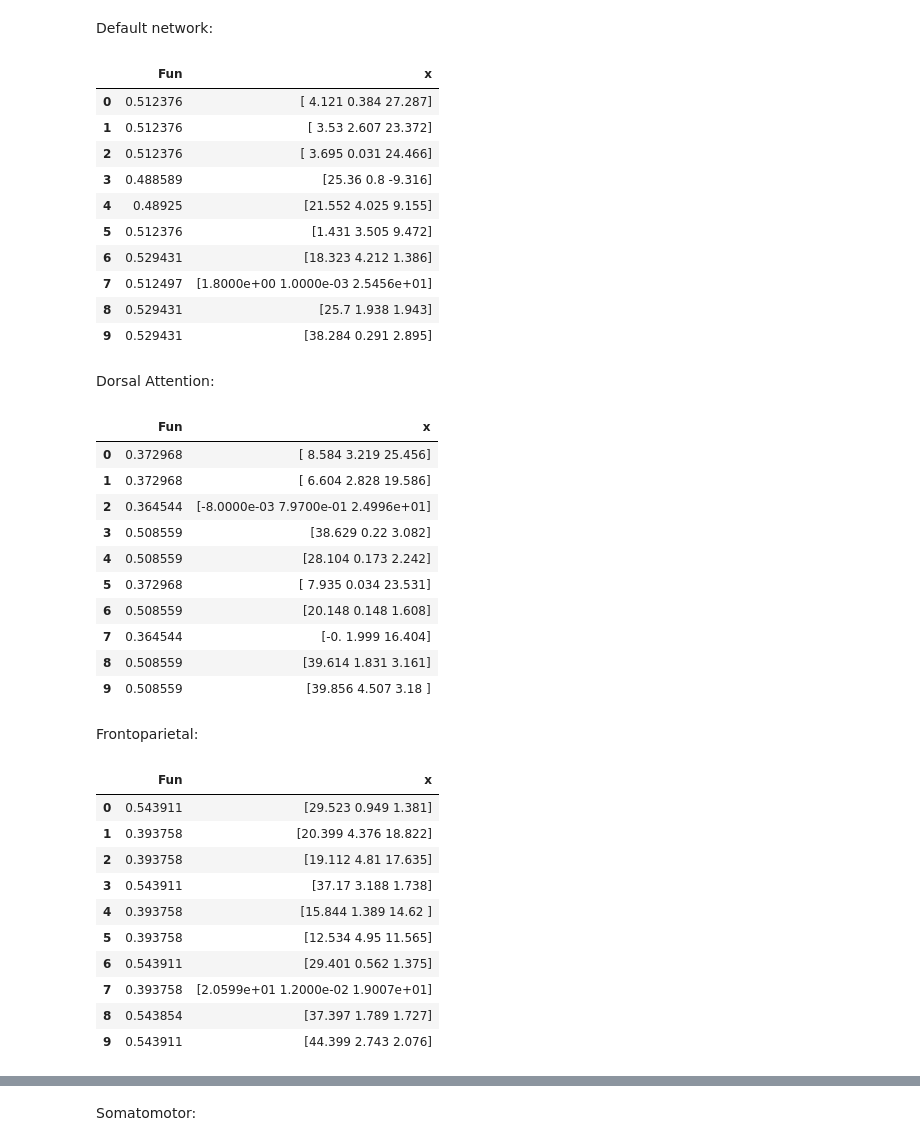
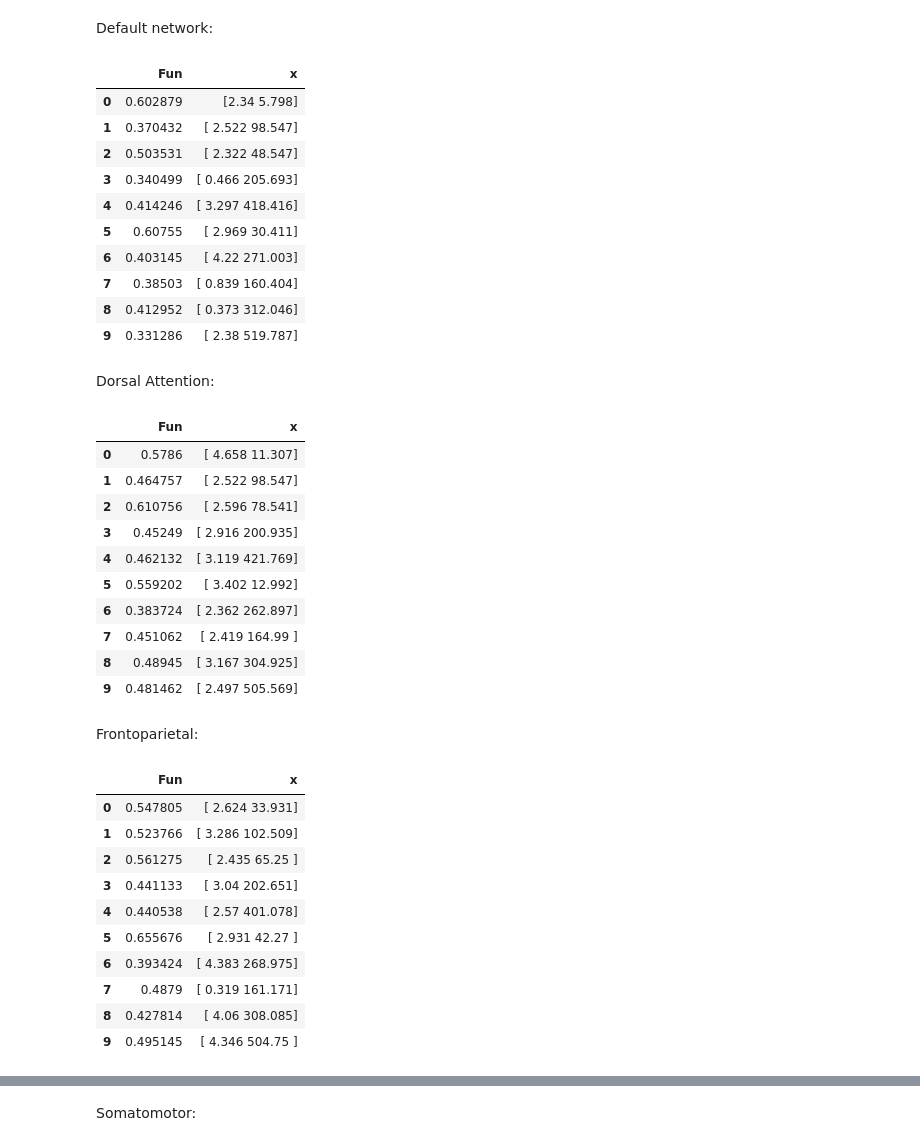
Before and after one commit to Raj-Lab-UCSF/spectrome, a Jupyter notebook: spectrome/notebooks/complex_laplacian/eigenmodes/best_BH_correlation.ipynb, the cells around one changed output, grey strips where cells are left out. Saved outputs shown, nothing was run; the diff lists cells and outputs as text; code cells hidden in the pictures.

```diff
--- a/spectrome/notebooks/complex_laplacian/eigenmodes/best_BH_correlation.ipynb
+++ b/spectrome/notebooks/complex_laplacian/eigenmodes/best_BH_correlation.ipynb
@@ -66,36 +66,36 @@ Default network:
 # %%
 colnames = ['Fun','x']
 indnames = [0,1,2,3,4,5,6,7,8,9]
 nruns = 10
 default_corrs = pd.DataFrame(columns = colnames, index = indnames)
 
 for i in np.arange(0,nruns):
     #h5_path = path.get_file_path('laplacian_networks/Default{}_BH_corr.h5'.format(i))
-    h5_path = path.get_file_path('laplacian_networks/v1_3parameters/Default{}_BH_corr.h5'.format(i))
+    h5_path = path.get_file_path('laplacian_networks/final_bounds/Default{}_BH_corr.h5'.format(i))
     bh_default = path.read_hdf5(h5_path)
     default_corrs.at[i,'Fun'] = -bh_default['fun']
     default_corrs.at[i,'x'] = np.round(bh_default['x'],3)
 
 default_corrs.style.apply(functions.highlight_max, subset=pd.IndexSlice[:,'Fun'])
 # %% [output]
 |  | Fun | x |
-| 0 | 0.512376 | [ 4.121 0.384 27.287] |
-| 1 | 0.512376 | [ 3.53 2.607 23.372] |
-| 2 | 0.512376 | [ 3.695 0.031 24.466] |
-| 3 | 0.488589 | [25.36 0.8 -9.316] |
-| 4 | 0.48925 | [21.552 4.025 9.155] |
-| 5 | 0.512376 | [1.431 3.505 9.472] |
-| 6 | 0.529431 | [18.323 4.212 1.386] |
-| 7 | 0.512497 | [1.8000e+00 1.0000e-03 2.5456e+01] |
-| 8 | 0.529431 | [25.7 1.938 1.943] |
-| 9 | 0.529431 | [38.284 0.291 2.895] |
+| 0 | 0.602879 | [2.34 5.798] |
+| 1 | 0.370432 | [ 2.522 98.547] |
+| 2 | 0.503531 | [ 2.322 48.547] |
+| 3 | 0.340499 | [ 0.466 205.693] |
+| 4 | 0.414246 | [ 3.297 418.416] |
+| 5 | 0.60755 | [ 2.969 30.411] |
+| 6 | 0.403145 | [ 4.22 271.003] |
+| 7 | 0.38503 | [ 0.839 160.404] |
+| 8 | 0.412952 | [ 0.373 312.046] |
+| 9 | 0.331286 | [ 2.38 519.787] |
 # %% [markdown]
 Dorsal Attention:
 # %%
 dorsal_corrs = pd.DataFrame(columns = colnames, index = indnames)
 
 for i in np.arange(0,nruns):
-    h5_path = path.get_file_path('laplacian_networks/v1_3parameters/Dorsal_Attention{}_BH_corr.h5'.format(i))
+    h5_path = path.get_file_path('laplacian_networks/final_bounds/Dorsal_Attention{}_BH_corr.h5'.format(i))
     bh_dorsal = path.read_hdf5(h5_path)
     dorsal_corrs.at[i,'Fun'] = -bh_dorsal['fun']
     dorsal_corrs.at[i,'x'] = np.round(bh_dorsal['x'],3)
@@ -103,23 +103,23 @@ for i in np.arange(0,nruns):
 dorsal_corrs.style.apply(functions.highlight_max, subset=pd.IndexSlice[:,'Fun'])
 # %% [output]
 |  | Fun | x |
-| 0 | 0.372968 | [ 8.584 3.219 25.456] |
-| 1 | 0.372968 | [ 6.604 2.828 19.586] |
-| 2 | 0.364544 | [-8.0000e-03 7.9700e-01 2.4996e+01] |
-| 3 | 0.508559 | [38.629 0.22 3.082] |
-| 4 | 0.508559 | [28.104 0.173 2.242] |
-| 5 | 0.372968 | [ 7.935 0.034 23.531] |
-| 6 | 0.508559 | [20.148 0.148 1.608] |
-| 7 | 0.364544 | [-0. 1.999 16.404] |
-| 8 | 0.508559 | [39.614 1.831 3.161] |
-| 9 | 0.508559 | [39.856 4.507 3.18 ] |
+| 0 | 0.5786 | [ 4.658 11.307] |
+| 1 | 0.464757 | [ 2.522 98.547] |
+| 2 | 0.610756 | [ 2.596 78.541] |
+| 3 | 0.45249 | [ 2.916 200.935] |
+| 4 | 0.462132 | [ 3.119 421.769] |
+| 5 | 0.559202 | [ 3.402 12.992] |
+| 6 | 0.383724 | [ 2.362 262.897] |
+| 7 | 0.451062 | [ 2.419 164.99 ] |
+| 8 | 0.48945 | [ 3.167 304.925] |
+| 9 | 0.481462 | [ 2.497 505.569] |
 # %% [markdown]
 Frontoparietal:
 # %%
 front_corrs = pd.DataFrame(columns = colnames, index = indnames)
 
 for i in np.arange(0,nruns):
-    h5_path = path.get_file_path('laplacian_networks/v1_3parameters/Frontoparietal{}_BH_corr.h5'.format(i))
+    h5_path = path.get_file_path('laplacian_networks/final_bounds/Frontoparietal{}_BH_corr.h5'.format(i))
     bh_front = path.read_hdf5(h5_path)
     front_corrs.at[i,'Fun'] = -bh_front['fun']
     front_corrs.at[i,'x'] = np.round(bh_front['x'],3)
@@ -127,16 +127,16 @@ for i in np.arange(0,nruns):
 front_corrs.style.apply(functions.highlight_max, subset=pd.IndexSlice[:,'Fun'])
 # %% [output]
 |  | Fun | x |
-| 0 | 0.543911 | [29.523 0.949 1.381] |
-| 1 | 0.393758 | [20.399 4.376 18.822] |
-| 2 | 0.393758 | [19.112 4.81 17.635] |
-| 3 | 0.543911 | [37.17 3.188 1.738] |
-| 4 | 0.393758 | [15.844 1.389 14.62 ] |
-| 5 | 0.393758 | [12.534 4.95 11.565] |
-| 6 | 0.543911 | [29.401 0.562 1.375] |
-| 7 | 0.393758 | [2.0599e+01 1.2000e-02 1.9007e+01] |
-| 8 | 0.543854 | [37.397 1.789 1.727] |
-| 9 | 0.543911 | [44.399 2.743 2.076] |
+| 0 | 0.547805 | [ 2.624 33.931] |
+| 1 | 0.523766 | [ 3.286 102.509] |
+| 2 | 0.561275 | [ 2.435 65.25 ] |
+| 3 | 0.441133 | [ 3.04 202.651] |
+| 4 | 0.440538 | [ 2.57 401.078] |
+| 5 | 0.655676 | [ 2.931 42.27 ] |
+| 6 | 0.393424 | [ 4.383 268.975] |
+| 7 | 0.4879 | [ 0.319 161.171] |
+| 8 | 0.427814 | [ 4.06 308.085] |
+| 9 | 0.495145 | [ 4.346 504.75 ] |
 # %%
 limbic_corrs = pd.DataFrame(columns = colnames, index = indnames)
 
```
Also changed, not shown: parts of 4 cells of this notebook, 4 other files.
